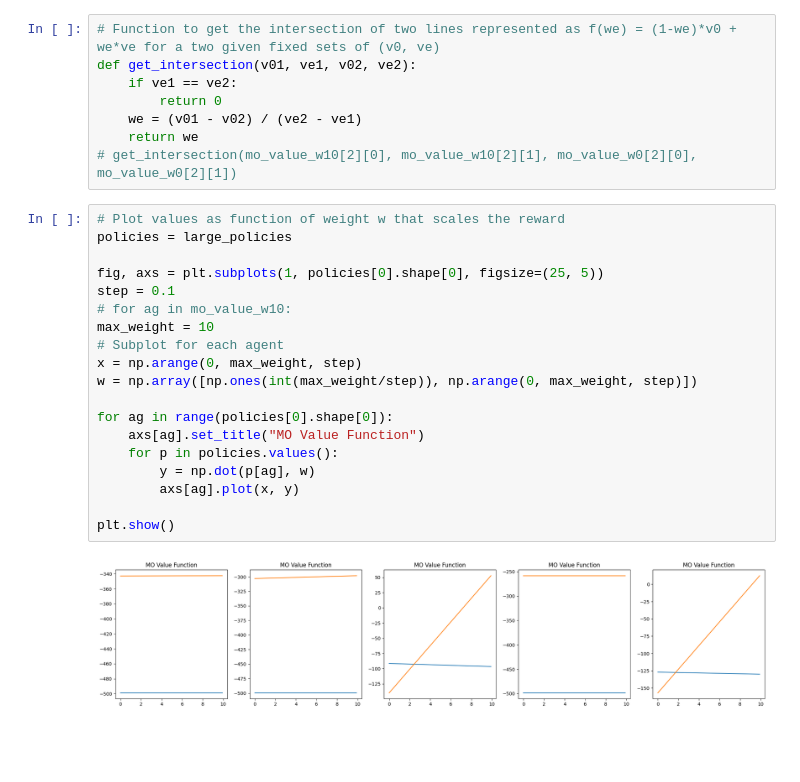
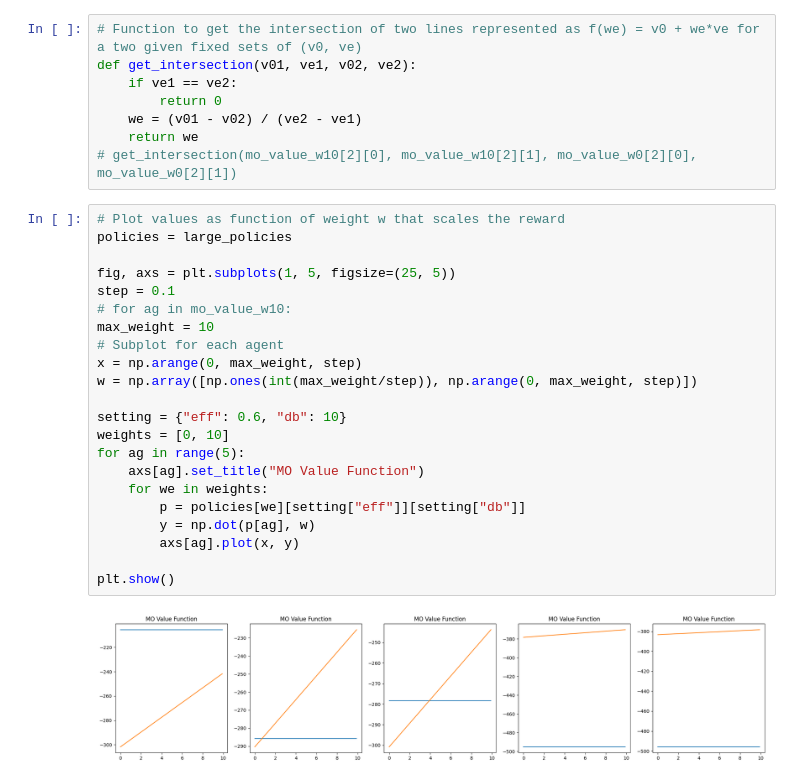
Before and after one commit to maymac00/MAEGG_IPPO, a Jupyter notebook: ols_visualize.ipynb, the cells around one changed output. Cells and saved outputs as stored; diff of their text form; blank space fills up the shorter version.

```diff
--- a/ols_visualize.ipynb
+++ b/ols_visualize.ipynb
@@ -17,5 +48,5 @@ large_policies = {
 # %%
-# Function to get the intersection of two lines represented as f(we) = (1-we)*v0 + we*ve for a two given fixed sets of (v0, ve)
+# Function to get the intersection of two lines represented as f(we) = v0 + we*ve for a two given fixed sets of (v0, ve)
 def get_intersection(v01, ve1, v02, ve2):
     if ve1 == ve2:
         return 0
@@ -25,21 +56,24 @@ def get_intersection(v01, ve1, v02, ve2):
 # %%
 # Plot values as function of weight w that scales the reward
 policies = large_policies
 
-fig, axs = plt.subplots(1, policies[0].shape[0], figsize=(25, 5))
+fig, axs = plt.subplots(1, 5, figsize=(25, 5))
 step = 0.1
 # for ag in mo_value_w10:
 max_weight = 10
 # Subplot for each agent
 x = np.arange(0, max_weight, step)
 w = np.array([np.ones(int(max_weight/step)), np.arange(0, max_weight, step)])
 
-for ag in range(policies[0].shape[0]):
+setting = {"eff": 0.6, "db": 10}
+weights = [0, 10]
+for ag in range(5):
     axs[ag].set_title("MO Value Function")
-    for p in policies.values():
+    for we in weights:
+        p = policies[we][setting["eff"]][setting["db"]]
         y = np.dot(p[ag], w)
         axs[ag].plot(x, y)
 
 plt.show()
 # %% [output]
-[figure, old version]
+[figure, new version]
```
Also changed, not shown: parts of 6 cells of this notebook, 4 other files.
